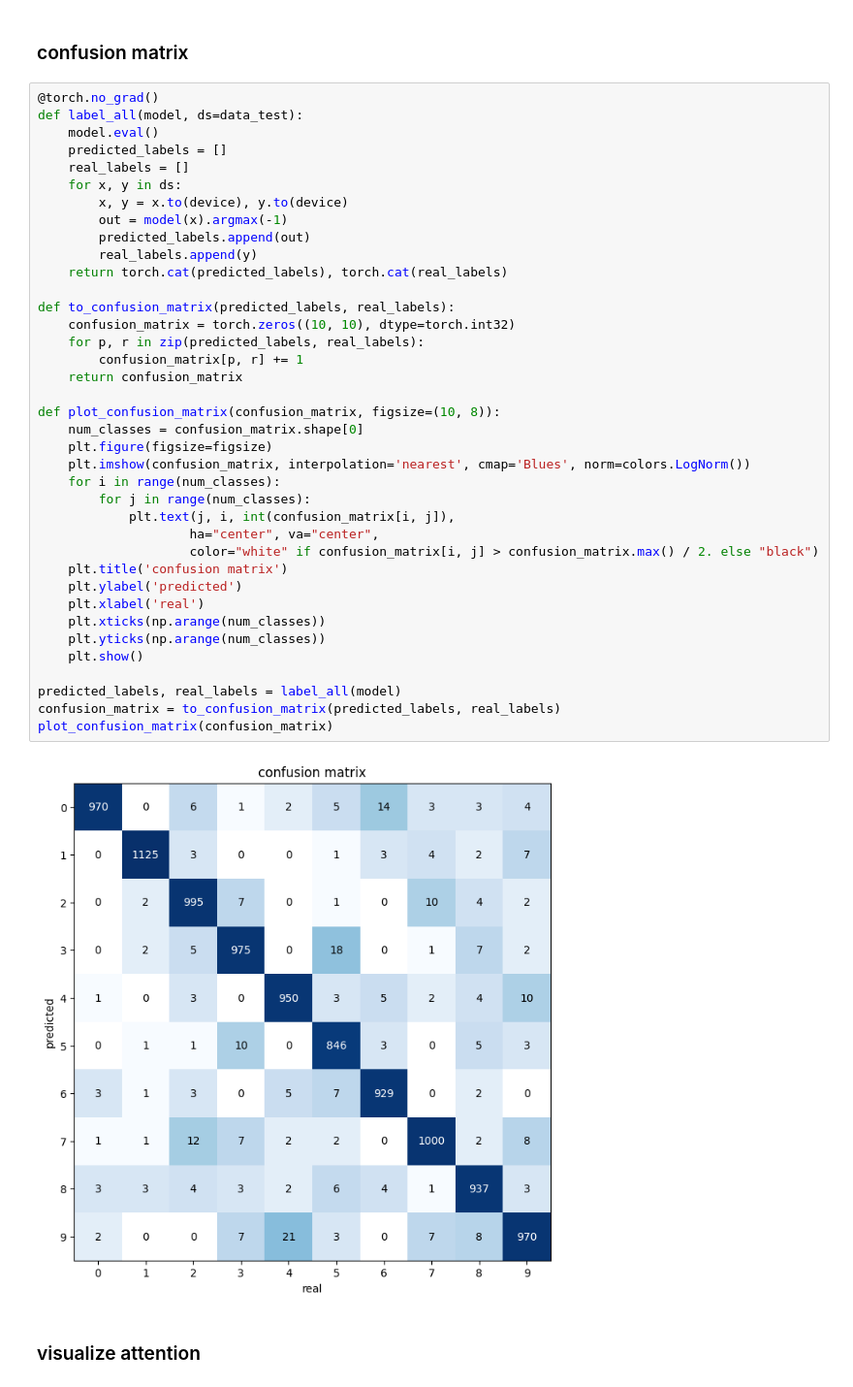
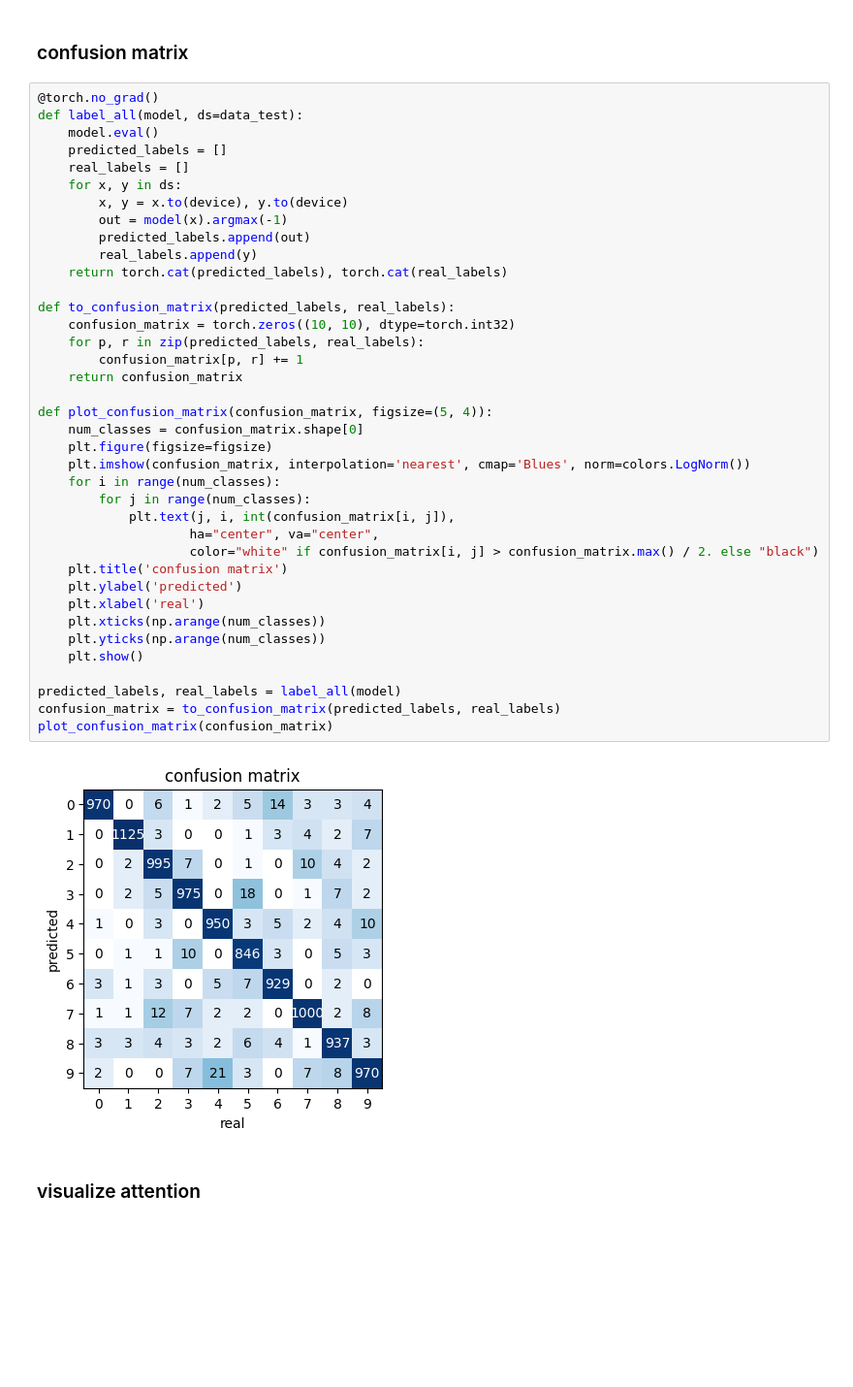
Before and after one commit to peluche/ViT, a Jupyter notebook: vit.ipynb, the cells around one changed output. Shown at 97% size. Saved outputs shown, nothing was run; the diff lists cells and outputs as text; blank space fills up the shorter version.

```diff
--- a/vit.ipynb
+++ b/vit.ipynb
@@ -383,35 +383,35 @@ def label_all(model, ds=data_test):
         out = model(x).argmax(-1)
         predicted_labels.append(out)
         real_labels.append(y)
     return torch.cat(predicted_labels), torch.cat(real_labels)
 
 def to_confusion_matrix(predicted_labels, real_labels):
     confusion_matrix = torch.zeros((10, 10), dtype=torch.int32)
     for p, r in zip(predicted_labels, real_labels):
         confusion_matrix[p, r] += 1
     return confusion_matrix
 
-def plot_confusion_matrix(confusion_matrix, figsize=(10, 8)):
+def plot_confusion_matrix(confusion_matrix, figsize=(5, 4)):
     num_classes = confusion_matrix.shape[0]
     plt.figure(figsize=figsize)
     plt.imshow(confusion_matrix, interpolation='nearest', cmap='Blues', norm=colors.LogNorm())
     for i in range(num_classes):
         for j in range(num_classes):
             plt.text(j, i, int(confusion_matrix[i, j]),
                     ha="center", va="center",
                     color="white" if confusion_matrix[i, j] > confusion_matrix.max() / 2. else "black")
     plt.title('confusion matrix')
     plt.ylabel('predicted')
     plt.xlabel('real')
     plt.xticks(np.arange(num_classes))
     plt.yticks(np.arange(num_classes))
     plt.show()
 
 predicted_labels, real_labels = label_all(model)
 confusion_matrix = to_confusion_matrix(predicted_labels, real_labels)
 plot_confusion_matrix(confusion_matrix)
 # %% [output]
-[figure, old version]
+[figure, new version]
 # %% [markdown]
 ### visualize attention
 # %%
```
Also changed, not shown: parts of 2 cells of this notebook, 1 other file.
